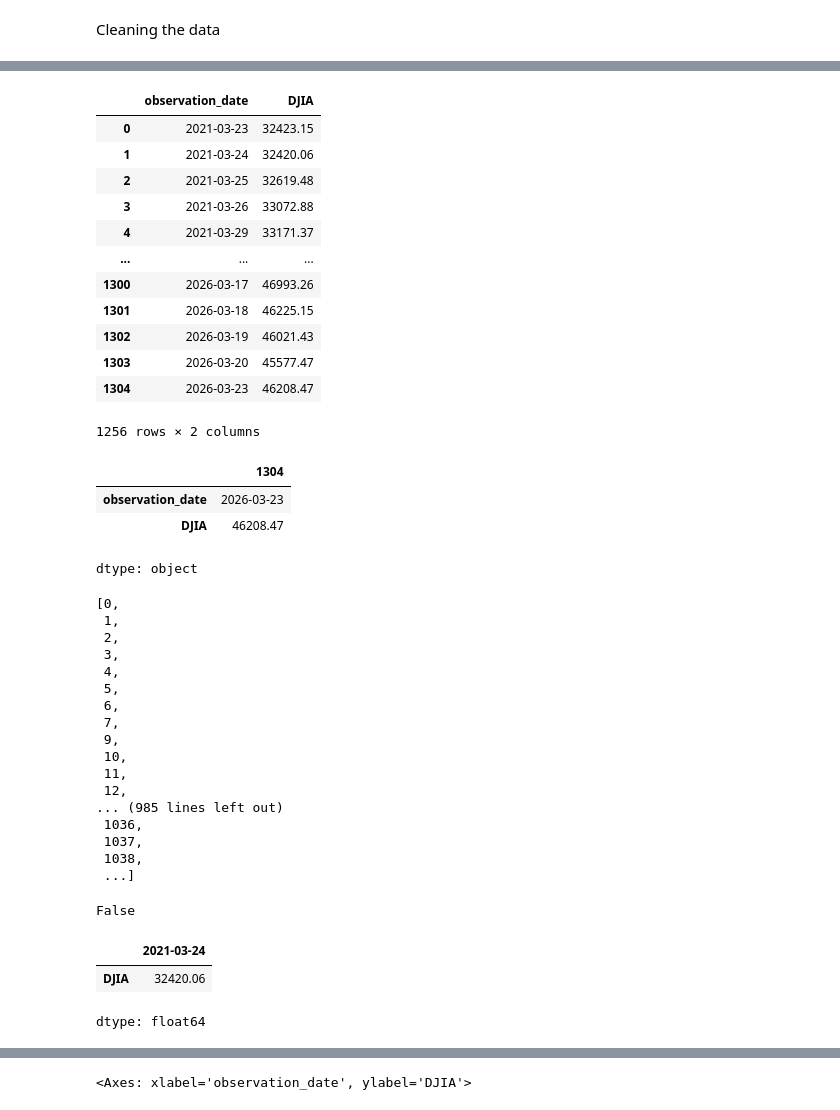
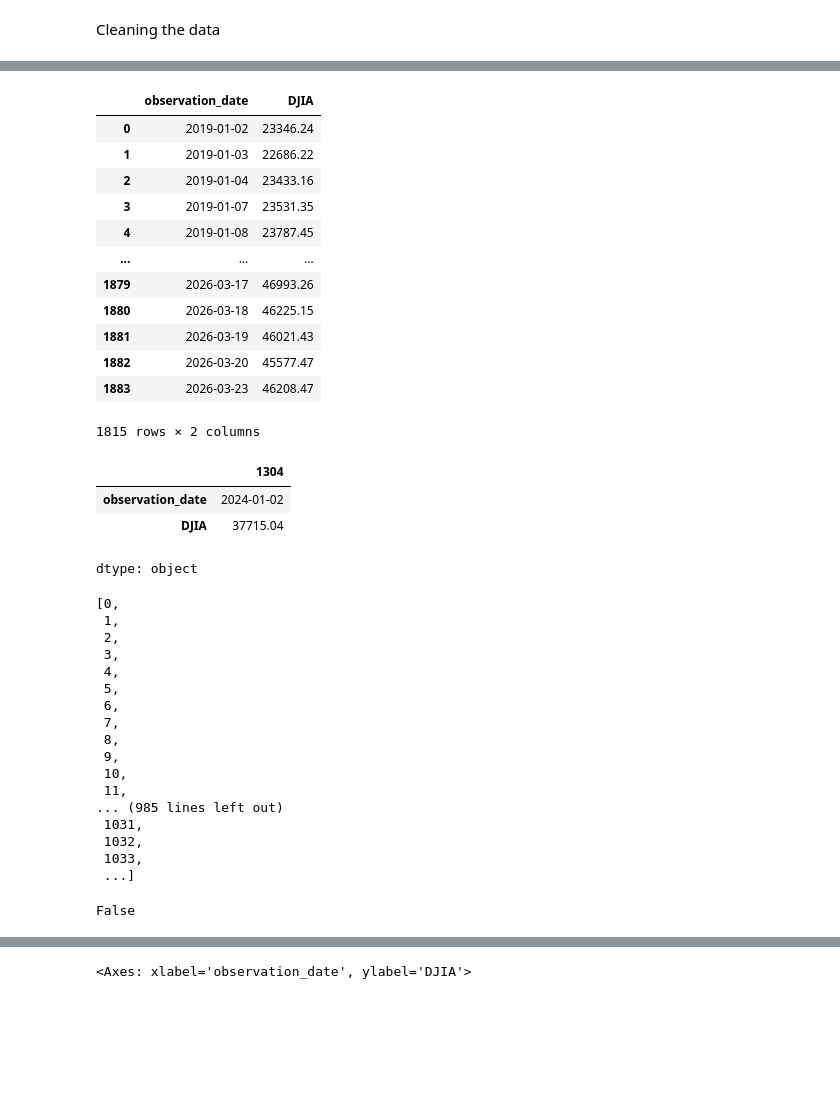
Before and after one commit to huiying8888/data-analytics, a Jupyter notebook: DowJonesAnalysis.ipynb, the cells around one changed output, grey strips where cells are left out. Cells and saved outputs as stored; diff of their text form; code cells hidden in the pictures; blank space fills up the shorter version.

```diff
--- a/DowJonesAnalysis.ipynb
+++ b/DowJonesAnalysis.ipynb
@@ -1,10 +1,10 @@
 # %% [markdown]
 <a href="https://colab.research.google.com/github/huiying8888/data-analytics/blob/main/DowJonesAnalysis.ipynb" target="_parent"><img src="https://colab.research.google.com/assets/colab-badge.svg" alt="Open In Colab"/></a>
 # %%
-URL = "https://fred.stlouisfed.org/graph/fredgraph.csv?bgcolor=%23ebf3fb&chart_type=line&drp=0&fo=open%20sans&graph_bgcolor=%23ffffff&height=450&mode=fred&recession_bars=on&txtcolor=%23444444&ts=12&tts=12&width=1320&nt=0&thu=0&trc=0&show_legend=yes&show_axis_titles=yes&show_tooltip=yes&id=DJIA&scale=left&cosd=2021-03-23&coed=2026-03-23&line_color=%230073e6&link_values=false&line_style=solid&mark_type=none&mw=3&lw=3&ost=-99999&oet=99999&mma=0&fml=a&fq=Daily%2C%20Close&fam=avg&fgst=lin&fgsnd=2020-02-01&line_index=1&transformation=lin&vintage_date=2026-03-24&revision_date=2026-03-24&nd=2016-03-24"
+URL = "https://fred.stlouisfed.org/graph/fredgraph.csv?bgcolor=%23ebf3fb&chart_type=line&drp=0&fo=open%20sans&graph_bgcolor=%23ffffff&height=450&mode=fred&recession_bars=on&txtcolor=%23444444&ts=12&tts=12&width=1320&nt=0&thu=0&trc=0&show_legend=yes&show_axis_titles=yes&show_tooltip=yes&id=DJIA&scale=left&cosd=2019-01-01&coed=2026-03-23&line_color=%230073e6&link_values=false&line_style=solid&mark_type=none&mw=3&lw=3&ost=-99999&oet=99999&mma=0&fml=a&fq=Daily%2C%20Close&fam=avg&fgst=lin&fgsnd=2020-02-01&line_index=1&transformation=lin&vintage_date=2026-03-24&revision_date=2026-03-24&nd=2016-03-24"
 import pandas as pd
 
-df = pd. read_csv(URL)
+df = pd.read_csv(URL)
 number_of_null = df.isnull().sum().sum()
 print("There are " + str(number_of_null) + " null values")
 # %% [output]
@@ -68,25 +68,25 @@ df.drop(["S&P"],axis= 1, inplace= True)
 df
 # %% [output]
 |  | observation_date | DJIA |
-| 0 | 2021-03-23 | 32423.15 |
-| 1 | 2021-03-24 | 32420.06 |
-| 2 | 2021-03-25 | 32619.48 |
-| 3 | 2021-03-26 | 33072.88 |
-| 4 | 2021-03-29 | 33171.37 |
+| 0 | 2019-01-02 | 23346.24 |
+| 1 | 2019-01-03 | 22686.22 |
+| 2 | 2019-01-04 | 23433.16 |
+| 3 | 2019-01-07 | 23531.35 |
+| 4 | 2019-01-08 | 23787.45 |
 | ... | ... | ... |
-| 1300 | 2026-03-17 | 46993.26 |
-| 1301 | 2026-03-18 | 46225.15 |
-| 1302 | 2026-03-19 | 46021.43 |
-| 1303 | 2026-03-20 | 45577.47 |
-| 1304 | 2026-03-23 | 46208.47 |
+| 1879 | 2026-03-17 | 46993.26 |
+| 1880 | 2026-03-18 | 46225.15 |
+| 1881 | 2026-03-19 | 46021.43 |
+| 1882 | 2026-03-20 | 45577.47 |
+| 1883 | 2026-03-23 | 46208.47 |
-1256 rows × 2 columns
+1815 rows × 2 columns
 # %%
-df.iloc[1255]
+df.iloc[1256]
 df.loc[1304]
 # %% [output]
 |  | 1304 |
-| observation_date | 2026-03-23 |
-| DJIA | 46208.47 |
+| observation_date | 2024-01-02 |
+| DJIA | 37715.04 |
 dtype: object
 # %%
 #cast
@@ -100,22 +100,16 @@ list(df.index)
  5,
  6,
  7,
+ 8,
  9,
  10,
  11,
- 12,
 ... (985 lines left out)
- 1036,
- 1037,
- 1038,
+ 1031,
+ 1032,
+ 1033,
  ...]
 # %%
 df["DJIA"].is_unique
 # %% [output]
 False
-# %%
-df.loc["2021-03-24"]
-# %% [output]
-|  | 2021-03-24 |
-| DJIA | 32420.06 |
-dtype: float64
```
Also changed, not shown: parts of 19 cells of this notebook.
